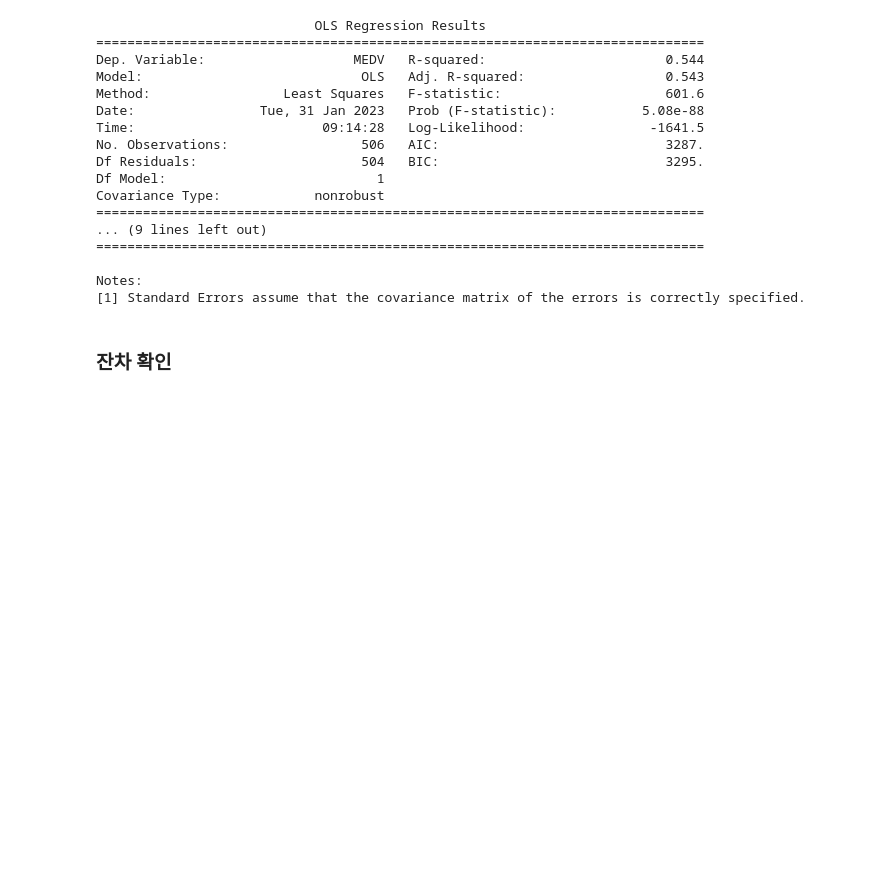
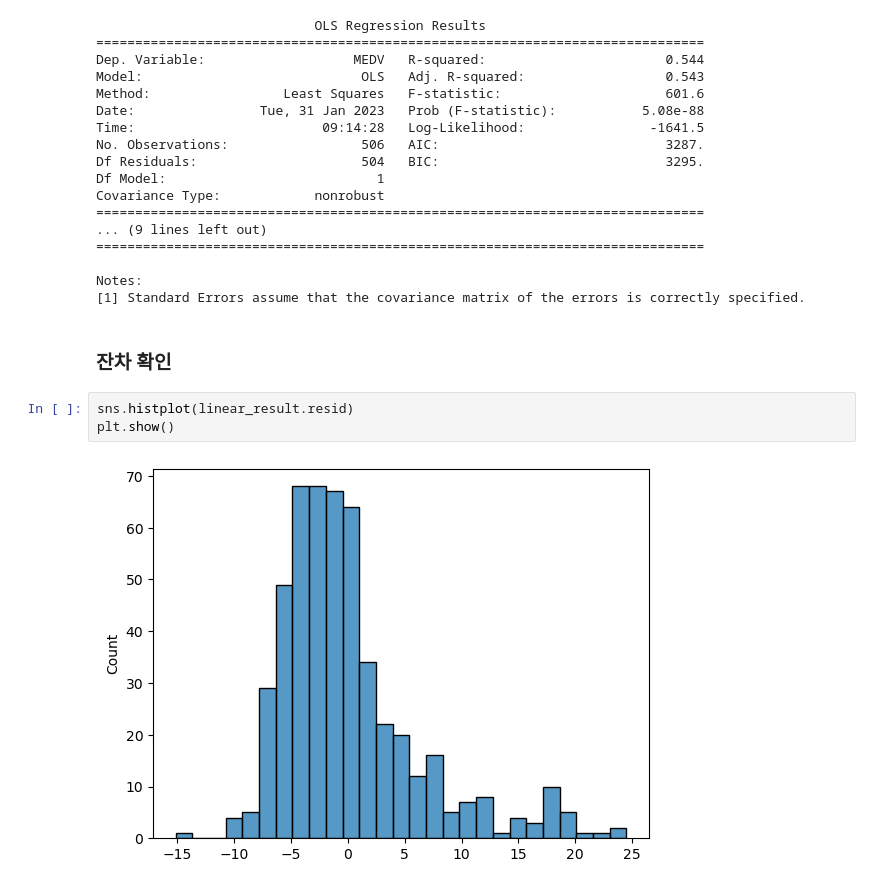
Before and after one commit to Jihwan98/aivle_school, a Jupyter notebook: pre_study/6.3 회귀분석.ipynb, the cells around one changed output. Saved outputs shown, nothing was run; the diff lists cells and outputs as text; blank space fills up the shorter version.

```diff
--- a/pre_study/6.3 회귀분석.ipynb
+++ b/pre_study/6.3 회귀분석.ipynb
@@ -155,3 +155,8 @@ Notes:
 [1] Standard Errors assume that the covariance matrix of the errors is correctly specified.
 # %% [markdown]
 ### 잔차 확인
+# %%
+sns.histplot(linear_result.resid)
+plt.show()
+# %% [output]
+[figure, added]
```
Also changed, not shown: parts of 25 cells of this notebook.
